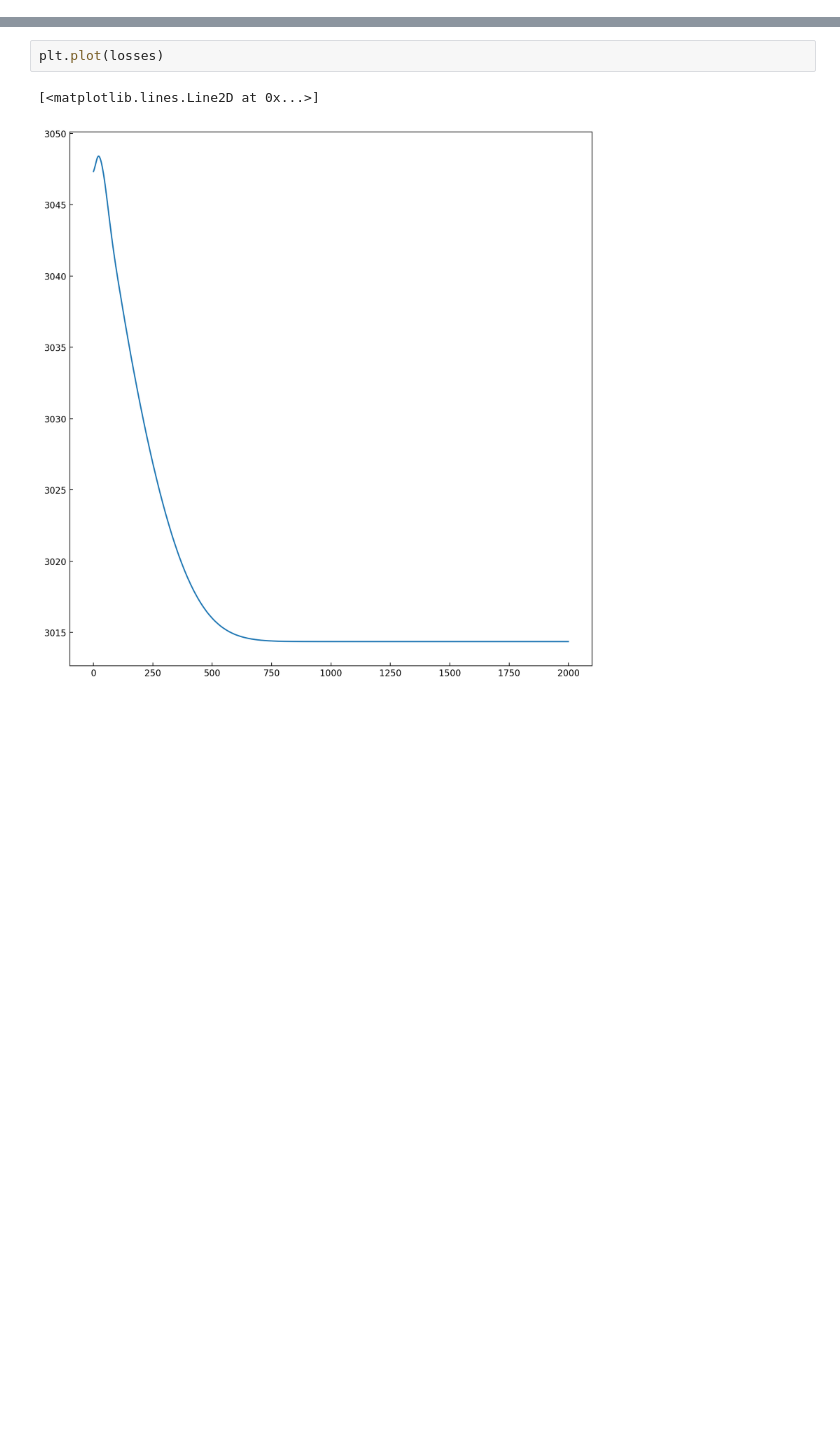
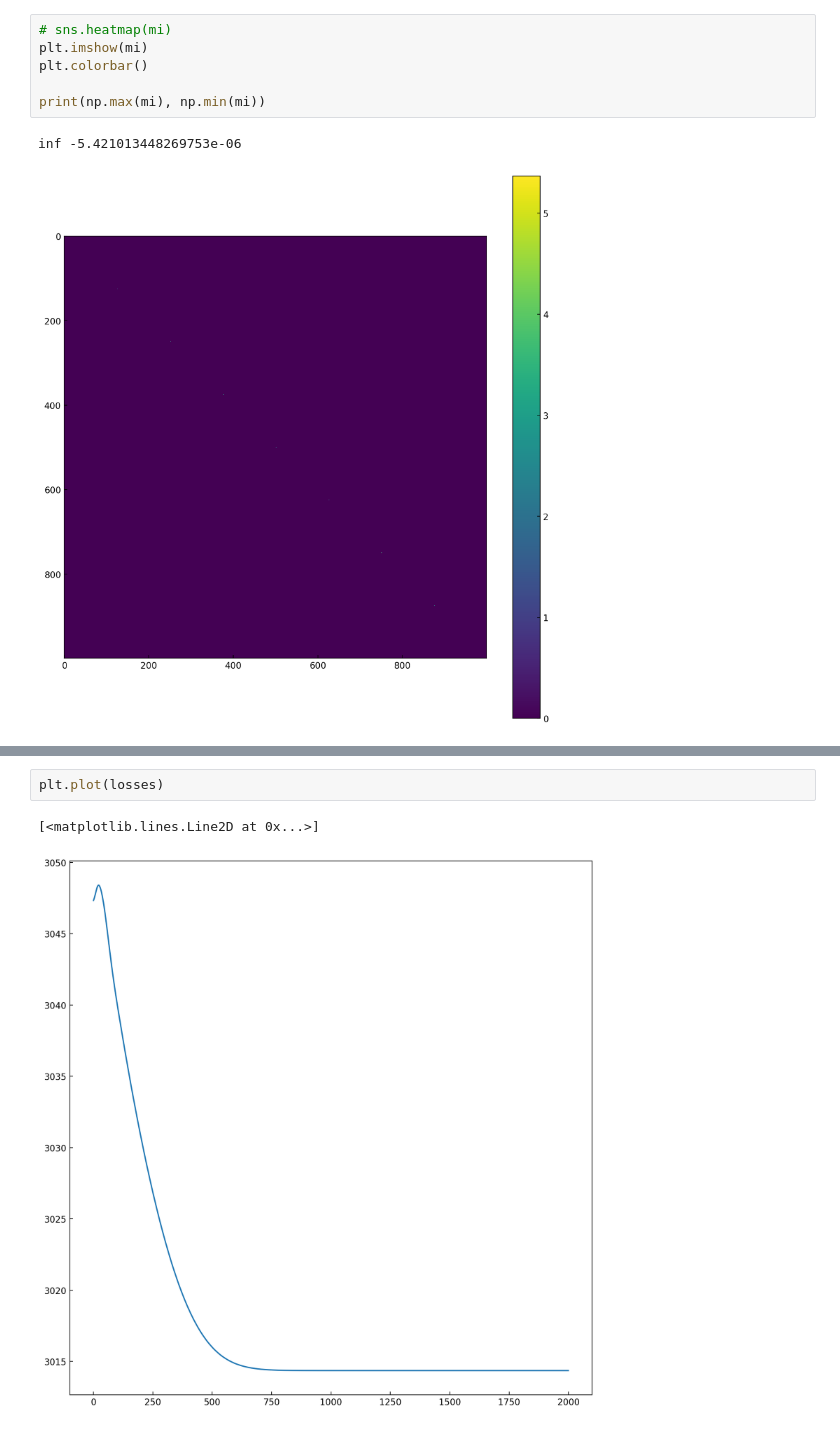
Before and after one commit to dpohanlon/fast-mi, a Jupyter notebook: examples/mi_nb.ipynb, the cells around one changed output, grey strips where cells are left out. Saved outputs shown, nothing was run; the diff lists cells and outputs as text; blank space fills up the shorter version.

```diff
--- a/examples/mi_nb.ipynb
+++ b/examples/mi_nb.ipynb
@@ -51,3 +66,12 @@ def nb_var(true_t, true_p):
+# %%
+# sns.heatmap(mi)
+plt.imshow(mi)
+plt.colorbar()
+
+print(np.max(mi), np.min(mi))
+# %% [output]
+inf -5.421013448269753e-06
+[figure, added]
 # %%
 nb_grad = jax.jacrev(jax.scipy.stats.nbinom.logpmf, argnums=[1, 2])
 
```
Also changed, not shown: parts of 6 cells of this notebook, 5 other files.
